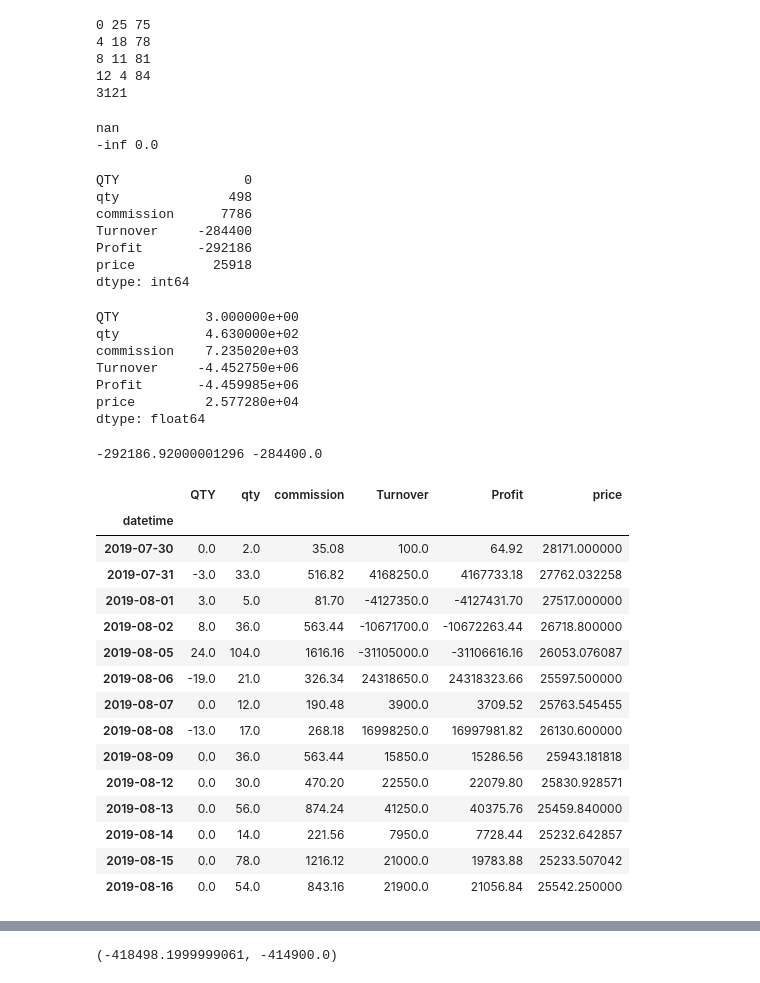
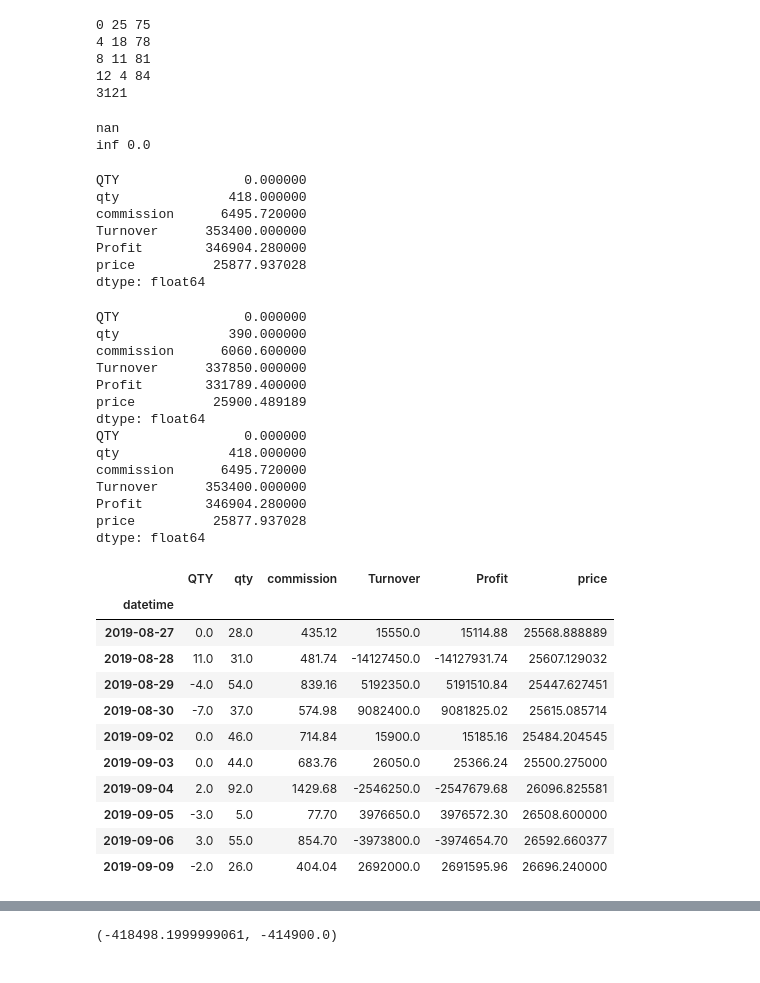
Before and after one commit to che7611/test2, a Jupyter notebook: IB.ipynb, the cells around one changed output, grey strips where cells are left out. Cells and saved outputs as stored; diff of their text form; code cells hidden in the pictures.

```diff
--- a/IB.ipynb
+++ b/IB.ipynb
@@ -309,8 +309,9 @@ ib=IBData()
 
 # dt1=ib.get_trade_records(contract='HSIG9')
 # dt1=ib.get_trade_records(contract='HSIH9',start='2019/3/1')
-dt1=ib.get_trade_records(start='2019-07-01',contract='HSIQ9')
+dt1=ib.get_trade_records(start='2019-8-1',contract='HSIU9')
 # dt1=ib.get_trade_records(contract = 'HSIF9',start='2019/1/1',end='2019/1/19')
+dt1=dt1[dt1.account=='U9991828']
 dt1['QTY']=dt1.apply(lambda x:x.qty if x.side=='BOT'else -x.qty,axis=1)
 dt1['Turnover']=-dt1.apply(lambda x:x.QTY*x.price*50 if x.symbol[:3] in ['HSI',"HHI"] else x.QTY*x.price*10,axis=1)
 dt1['Profit']=dt1.Turnover-dt1.commission
@@ -327,46 +328,46 @@ cost=dt2.Turnover/dt2.QTY/50
 cur=25748
 print((cur+cost)*50*dt2.QTY)
 print(cost,dt2.QTY)
-dt2.map(int)
+dt2.map(float)
 # %% [output]
 nan
--inf 0.0
+inf 0.0
-QTY                0
-qty              498
-commission      7786
-Turnover     -284400
-Profit       -292186
-price          25918
-dtype: int64
+QTY                0.000000
+qty              418.000000
+commission      6495.720000
+Turnover      353400.000000
+Profit        346904.280000
+price          25877.937028
+dtype: float64
-# %%
-dt2
-# %% [output]
-QTY           3.000000e+00
-qty           4.630000e+02
-commission    7.235020e+03
-Turnover     -4.452750e+06
-Profit       -4.459985e+06
-price         2.577280e+04
-dtype: float64
 # %%
-print(dt1.Profit.sum(),dt1.Turnover.sum())
-dt3=dt1.set_index('datetime',drop=True).resample('B').agg(calc)
-dt3
+print(dt1[dt1.datetime>'2019/8/28'].agg(calc))
+print(dt1.agg(calc))
+dt1.set_index('datetime',drop=True).resample('B').agg(calc)
+# dt1[dt1.datetime>'2019/8/28']
 # %% [output]
--292186.92000001296 -284400.0
+QTY                0.000000
+qty              390.000000
+commission      6060.600000
+Turnover      337850.000000
+Profit        331789.400000
+price          25900.489189
+dtype: float64
+QTY                0.000000
+qty              418.000000
+commission      6495.720000
+Turnover      353400.000000
+Profit        346904.280000
+price          25877.937028
+dtype: float64
 |  | QTY | qty | commission | Turnover | Profit | price |
 | datetime |  |  |  |  |  |  |
-| 2019-07-30 | 0.0 | 2.0 | 35.08 | 100.0 | 64.92 | 28171.000000 |
-| 2019-07-31 | -3.0 | 33.0 | 516.82 | 4168250.0 | 4167733.18 | 27762.032258 |
-| 2019-08-01 | 3.0 | 5.0 | 81.70 | -4127350.0 | -4127431.70 | 27517.000000 |
-| 2019-08-02 | 8.0 | 36.0 | 563.44 | -10671700.0 | -10672263.44 | 26718.800000 |
-| 2019-08-05 | 24.0 | 104.0 | 1616.16 | -31105000.0 | -31106616.16 | 26053.076087 |
-| 2019-08-06 | -19.0 | 21.0 | 326.34 | 24318650.0 | 24318323.66 | 25597.500000 |
-| 2019-08-07 | 0.0 | 12.0 | 190.48 | 3900.0 | 3709.52 | 25763.545455 |
-| 2019-08-08 | -13.0 | 17.0 | 268.18 | 16998250.0 | 16997981.82 | 26130.600000 |
-| 2019-08-09 | 0.0 | 36.0 | 563.44 | 15850.0 | 15286.56 | 25943.181818 |
-| 2019-08-12 | 0.0 | 30.0 | 470.20 | 22550.0 | 22079.80 | 25830.928571 |
-| 2019-08-13 | 0.0 | 56.0 | 874.24 | 41250.0 | 40375.76 | 25459.840000 |
-| 2019-08-14 | 0.0 | 14.0 | 221.56 | 7950.0 | 7728.44 | 25232.642857 |
-| 2019-08-15 | 0.0 | 78.0 | 1216.12 | 21000.0 | 19783.88 | 25233.507042 |
-| 2019-08-16 | 0.0 | 54.0 | 843.16 | 21900.0 | 21056.84 | 25542.250000 |
+| 2019-08-27 | 0.0 | 28.0 | 435.12 | 15550.0 | 15114.88 | 25568.888889 |
+| 2019-08-28 | 11.0 | 31.0 | 481.74 | -14127450.0 | -14127931.74 | 25607.129032 |
+| 2019-08-29 | -4.0 | 54.0 | 839.16 | 5192350.0 | 5191510.84 | 25447.627451 |
+| 2019-08-30 | -7.0 | 37.0 | 574.98 | 9082400.0 | 9081825.02 | 25615.085714 |
+| 2019-09-02 | 0.0 | 46.0 | 714.84 | 15900.0 | 15185.16 | 25484.204545 |
+| 2019-09-03 | 0.0 | 44.0 | 683.76 | 26050.0 | 25366.24 | 25500.275000 |
+| 2019-09-04 | 2.0 | 92.0 | 1429.68 | -2546250.0 | -2547679.68 | 26096.825581 |
+| 2019-09-05 | -3.0 | 5.0 | 77.70 | 3976650.0 | 3976572.30 | 26508.600000 |
+| 2019-09-06 | 3.0 | 55.0 | 854.70 | -3973800.0 | -3974654.70 | 26592.660377 |
+| 2019-09-09 | -2.0 | 26.0 | 404.04 | 2692000.0 | 2691595.96 | 26696.240000 |
```
Also changed, not shown: parts of 9 cells of this notebook.
